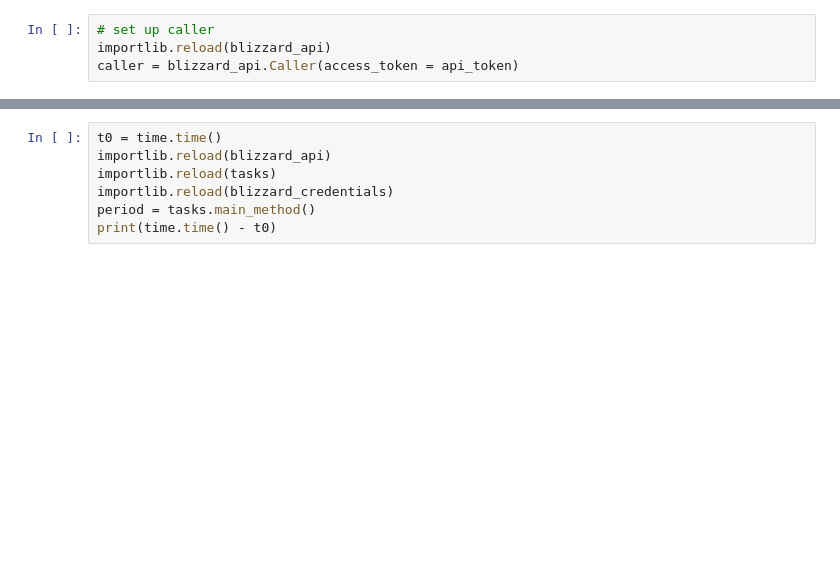
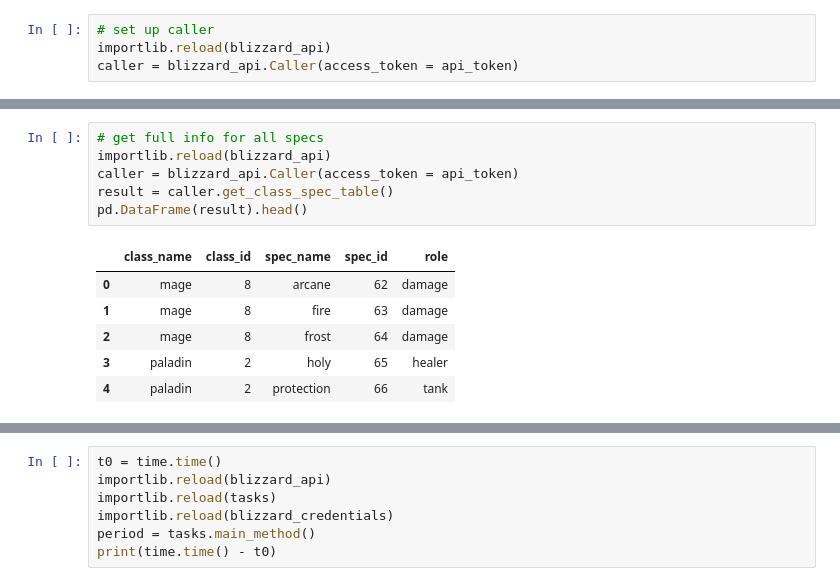
Before and after one commit to ily123/blizzard_api, a Jupyter notebook: _test_pipeline_methods.ipynb, the cells around one changed output, grey strips where cells are left out. Drawn from its saved outputs; the diff is of its cells as text; blank space fills up the shorter version.

```diff
--- a/_test_pipeline_methods.ipynb
+++ b/_test_pipeline_methods.ipynb
@@ -58,0 +104,13 @@ caller.get_class_spec_table()
+# %%
+# get full info for all specs
+importlib.reload(blizzard_api)
+caller = blizzard_api.Caller(access_token = api_token)
+result = caller.get_class_spec_table()
+pd.DataFrame(result).head()
+# %% [output]
+|  | class_name | class_id | spec_name | spec_id | role |
+| 0 | mage | 8 | arcane | 62 | damage |
+| 1 | mage | 8 | fire | 63 | damage |
+| 2 | mage | 8 | frost | 64 | damage |
+| 3 | paladin | 2 | holy | 65 | healer |
+| 4 | paladin | 2 | protection | 66 | tank |
```
Also changed, not shown: parts of 14 cells of this notebook, 1 other file.
